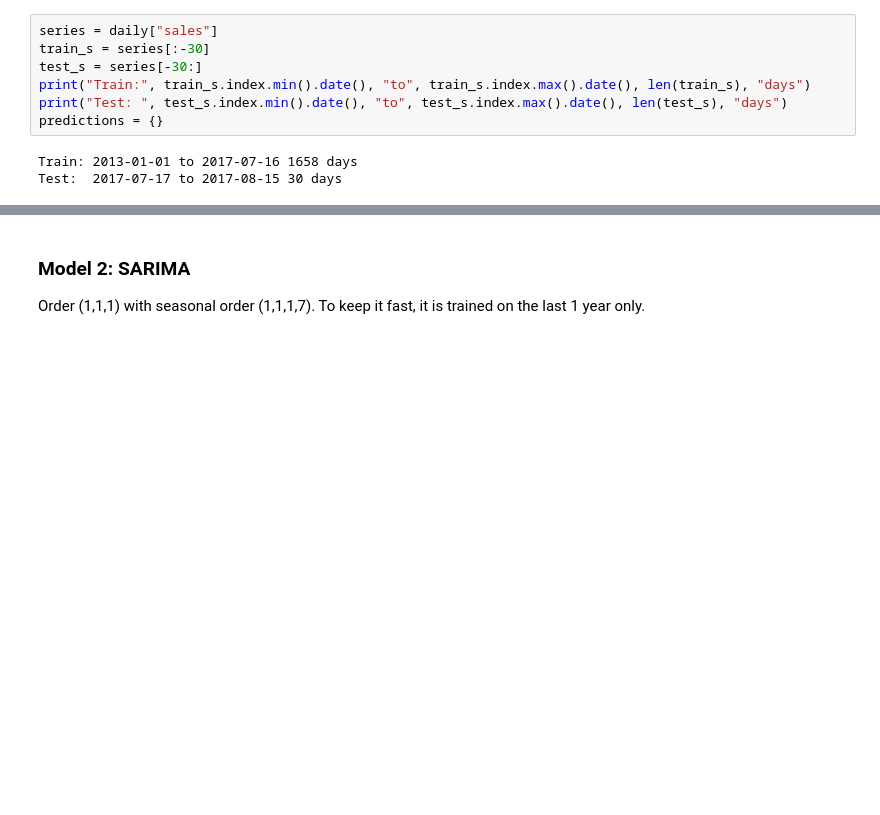
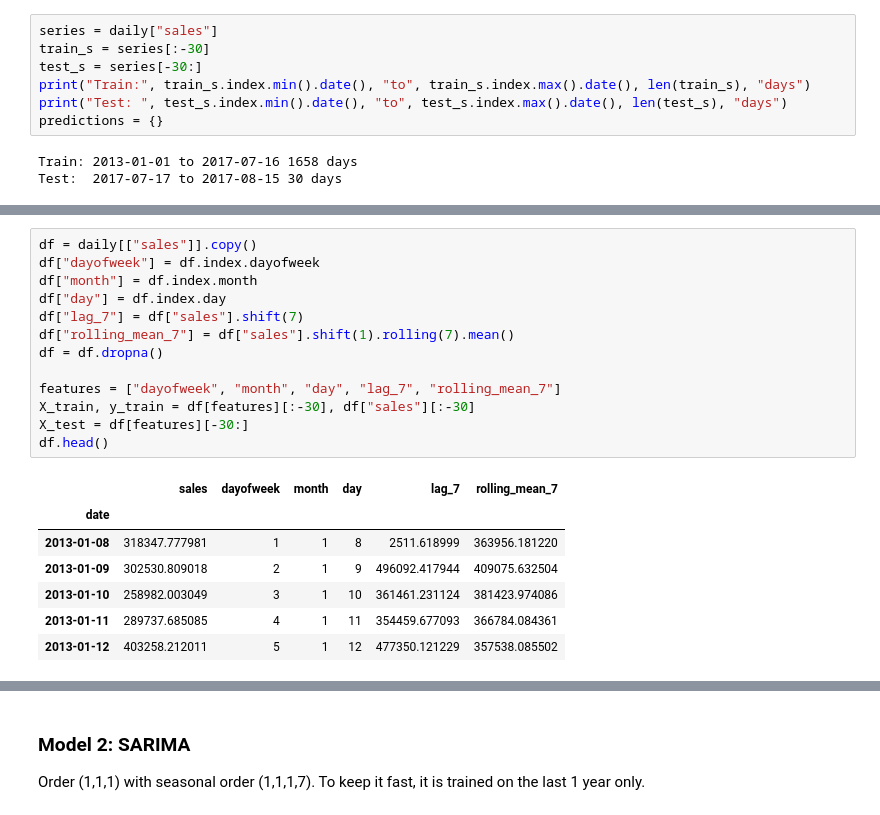
Before and after one commit to sans-creator/predict-ana, a Jupyter notebook: notebooks/sales_forecasting.ipynb, the cells around one changed output, grey strips where cells are left out. Drawn from its saved outputs; the diff is of its cells as text; blank space fills up the shorter version.

```diff
--- a/notebooks/sales_forecasting.ipynb
+++ b/notebooks/sales_forecasting.ipynb
@@ -214,0 +215,21 @@ predictions["Holt-Winters"] = hw.forecast(30).values
+# %%
+df = daily[["sales"]].copy()
+df["dayofweek"] = df.index.dayofweek
+df["month"] = df.index.month
+df["day"] = df.index.day
+df["lag_7"] = df["sales"].shift(7)
+df["rolling_mean_7"] = df["sales"].shift(1).rolling(7).mean()
+df = df.dropna()
+
+features = ["dayofweek", "month", "day", "lag_7", "rolling_mean_7"]
+X_train, y_train = df[features][:-30], df["sales"][:-30]
+X_test = df[features][-30:]
+df.head()
+# %% [output]
+|  | sales | dayofweek | month | day | lag_7 | rolling_mean_7 |
+| date |  |  |  |  |  |  |
+| 2013-01-08 | 318347.777981 | 1 | 1 | 8 | 2511.618999 | 363956.181220 |
+| 2013-01-09 | 302530.809018 | 2 | 1 | 9 | 496092.417944 | 409075.632504 |
+| 2013-01-10 | 258982.003049 | 3 | 1 | 10 | 361461.231124 | 381423.974086 |
+| 2013-01-11 | 289737.685085 | 4 | 1 | 11 | 354459.677093 | 366784.084361 |
+| 2013-01-12 | 403258.212011 | 5 | 1 | 12 | 477350.121229 | 357538.085502 |
```
Also changed, not shown: parts of 14 cells of this notebook, 4 other files.
